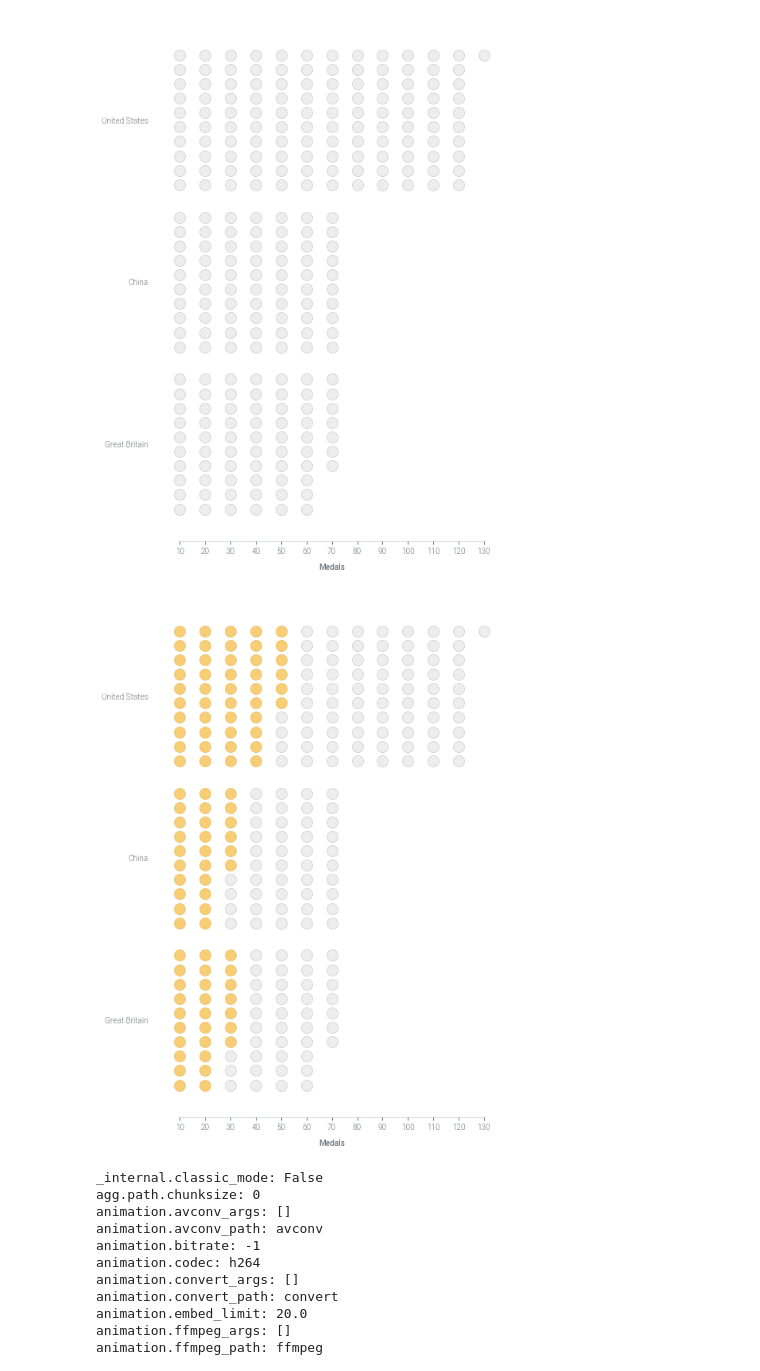
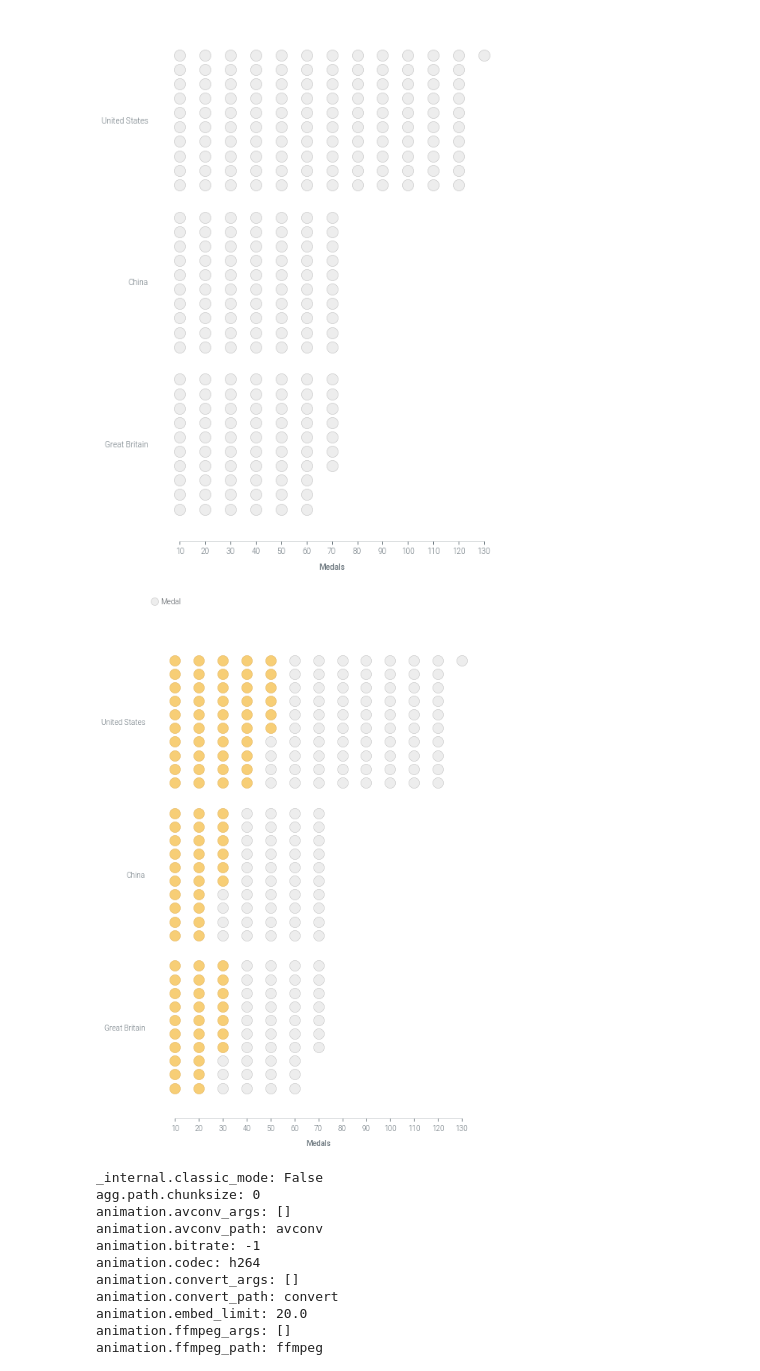
Before and after one commit to NicholasMamo/multiplex-plot, a Jupyter notebook: examples/7. Population charts.ipynb, the cells around one changed output. Drawn from its saved outputs; the diff is of its cells as text; code cells hidden in the pictures.

Commit message:
Add support for the general label legend in the popujlation visualization

```diff
--- a/examples/7. Population charts.ipynb
+++ b/examples/7. Population charts.ipynb
@@ -65,23 +65,23 @@ viz.show()
 # %%
 # create a specific style for each type of medal
 gold = { 'color': '#F7CE76', 'edgecolors': '#E2B053' }
 # silver = { 'color': '#DEDEDE', 'edgecolors': '#BDBDBD' }
 # bronze = { 'color': '#FFBB81', 'edgecolors': '#E7A063' }
 silver, bronze = { }, { }
 
 # draw the visualization
 viz = drawable.Drawable(plt.figure(figsize=(8, 12)))
 for country in df.index[:3]:
     medals = [ gold ] * df.loc[country].Gold
     medals.extend([ silver ] * df.loc[country].Silver)
     medals.extend([ bronze ] * df.loc[country].Bronze)
-    viz.draw_population(medals, 10, country, height=0.8,  **style)
+    viz.draw_population(medals, 10, country, height=0.8, label='Medal', **style)
 
 # finalize the plot
 viz.set_xlabel('Medals')
 viz.show()
 # %% [output]
-[figure, old version]
+[figure, new version]
 # %%
 print(plt.rcParams)
 # %% [output]
```
Also changed, not shown: 2 other files.
